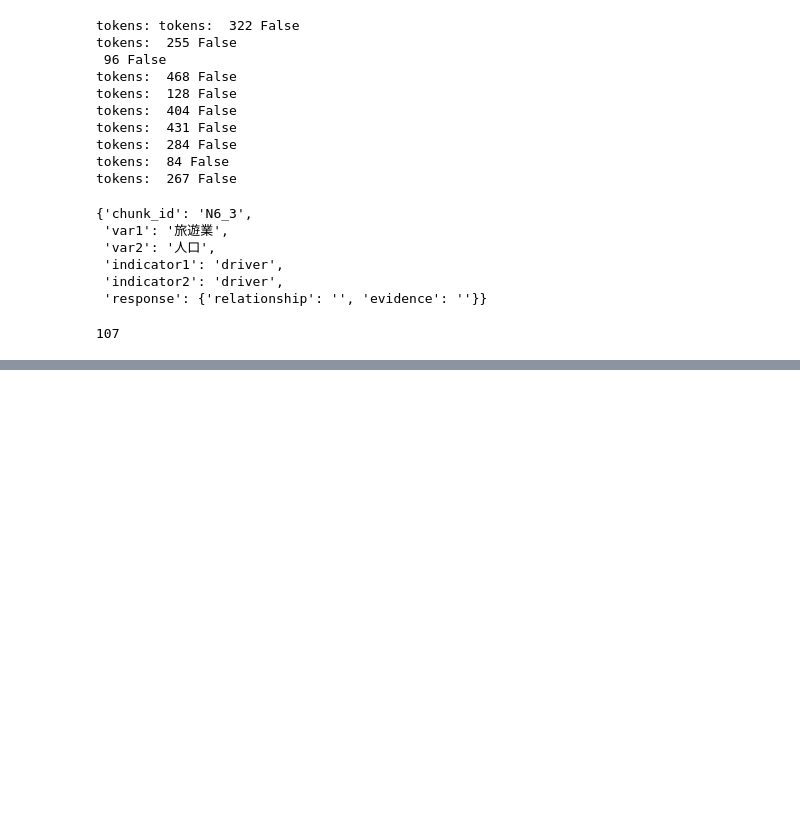
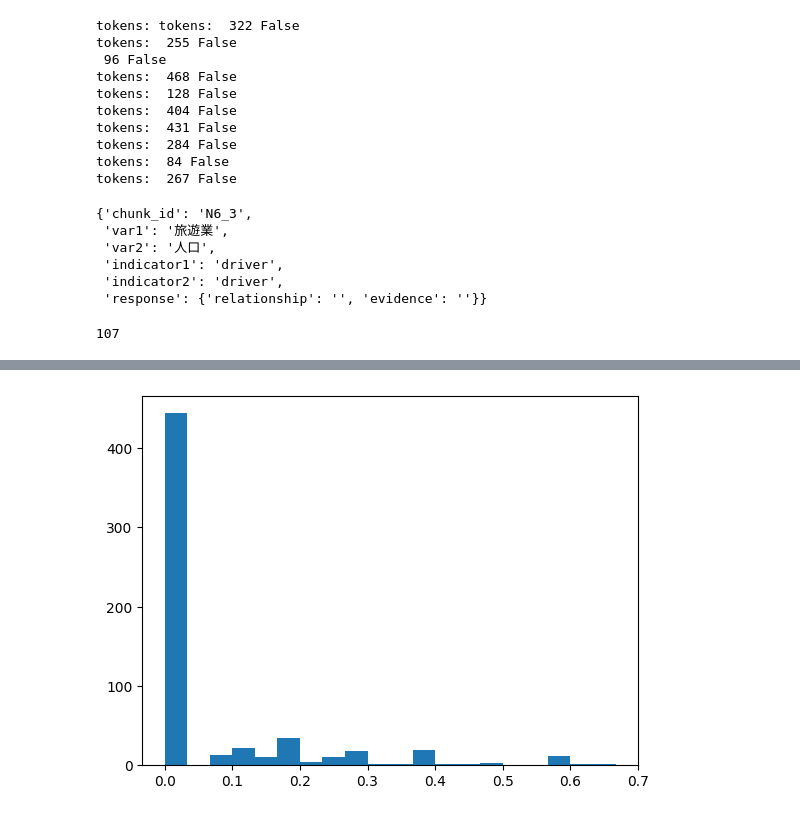
Before and after one commit to SamLee-dedeboy/GreenMine, a Jupyter notebook: server/experiment.ipynb, the cells around one changed output, grey strips where cells are left out. Saved outputs shown, nothing was run; the diff lists cells and outputs as text; code cells hidden in the pictures; blank space fills up the shorter version.

Commit message:
add var types and vars uncertainty measure

```diff
--- a/server/experiment.ipynb
+++ b/server/experiment.ipynb
@@ -242,0 +258,31 @@ for chunk in chunks:
+# %%
+import json
+def merge_var_types(var_type_results):
+    merged_var_types = {}
+    for var_types in var_type_results:
+        for var_type in var_types:
+            if var_type['var_type'] not in merged_var_types:
+                merged_var_types[var_type['var_type']] = var_type
+        else:
+            merged_var_types[var_type['var_type']]['evidence'] = list(set(merged_var_types[var_type['var_type']]['evidence'] + var_type['evidence']))
+    return list(merged_var_types.values())
+# identify var types
+iteration_results = []
+k=5
+for _ in range(k):
+    all_chunks = json.load(open("data/v2/user/pipeline/identify_links/chunk_w_links.json"))
+    for chunk_index, chunk in enumerate(all_chunks):
+        if len(iteration_results) <= chunk_index: iteration_results.append([])
+        iteration_results[chunk_index].append(chunk['identify_var_types_result'])
+for chunk_index, chunk in enumerate(all_chunks):
+    ensemble_var_types = merge_var_types(iteration_results[chunk_index])
+    candidate_var_types = list(map(lambda var_types: [x['var_type'] for x in var_types], iteration_results[chunk_index]))
+    uncertainty = average_pairwise_jaccard(candidate_var_types)
+    for var_type_result in ensemble_var_types:
+        var_type_occurrence = len(list(filter(lambda candidate: var_type_result['var_type'] in candidate, candidate_var_types)))
+        confidence = var_type_occurrence / k
+        var_type_result['uncertainty'] = uncertainty
+        var_type_result['confidence'] = confidence
+    chunk['identify_var_types_result'] = ensemble_var_types
+    if 'uncertainty' not in chunk: chunk['uncertainty'] = {}
+    chunk['uncertainty']['identify_var_types'] = uncertainty
@@ -242,0 +334,10 @@ for chunk in chunks:
+# %%
+all_chunks = json.load(open("data/v2/user/pipeline/identify_var_types/chunk_w_var_types_w_uncertainty.json"))
+uncertainties = [chunk['uncertainty_var_type'] for chunk in all_chunks]
+# visualize the uncertainty using matplotlib
+import matplotlib.pyplot as plt
+import numpy as np
+plt.hist(uncertainties, bins=20)
+plt.show()
+# %% [output]
+[figure, added]
```
Also changed, not shown: parts of 3 cells of this notebook, 4 other files.
